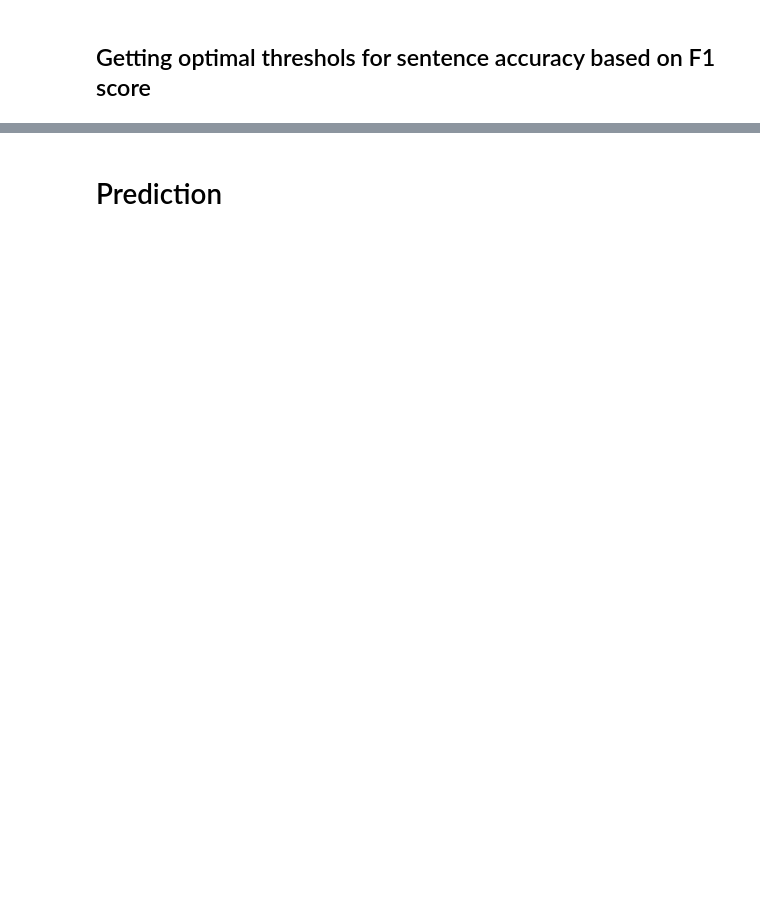
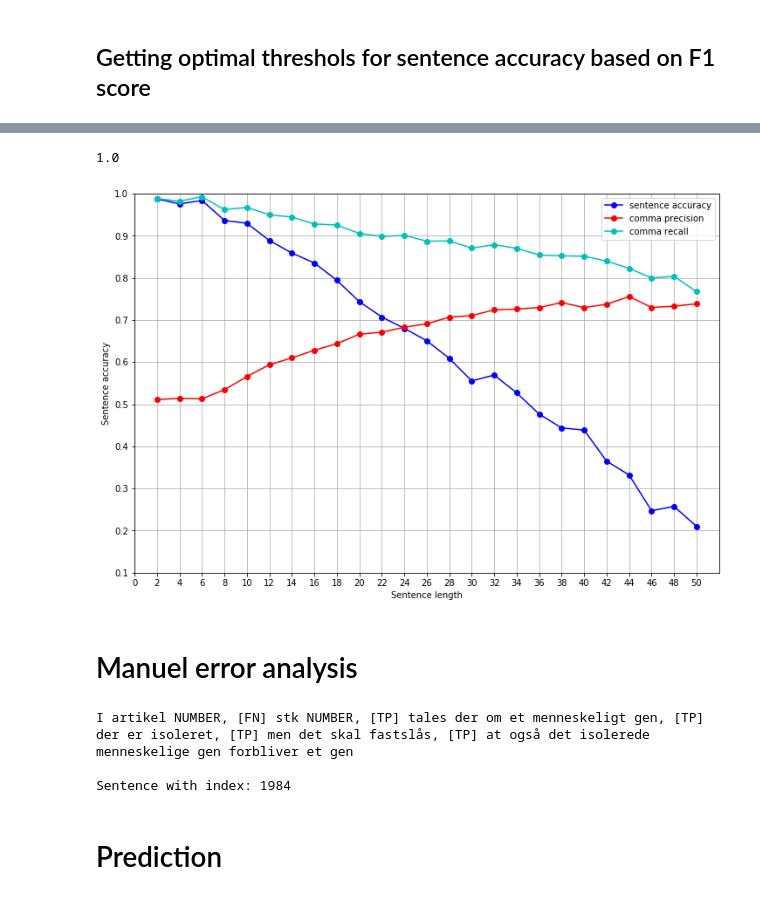
Before and after one commit to fraggle-inc/komma-dev, a Jupyter notebook: notebooks/EU Proceedings - Danish.ipynb, the cells around one changed output, grey strips where cells are left out. Drawn from its saved outputs; the diff is of its cells as text; code cells hidden in the pictures; blank space fills up the shorter version.

Commit message:
Included a function for manual error analysis. Also made a figure that shows  metrics as a function of sentence lenth.

```diff
--- a/notebooks/EU Proceedings - Danish.ipynb
+++ b/notebooks/EU Proceedings - Danish.ipynb
@@ -48,7 +53,7 @@ len(eu_data_dev)
 # Vocabulary
 We can now build the vocabulary on the training data.
 # %%
-vocab, _ = build_vocabulary(eu_data_train, 20000)
+vocab, _ = build_vocabulary(eu_data_train, 10000)
 # %%
 len(vocab)
 # %% [output]
@@ -195,0 +206,14 @@ Sentence accuracy [ 0.70408371]
+# %%
+np.ceil(1/10)
+# %% [output]
+1.0
+# %%
+group_size = 2
+lengths = np.arange(group_size, MAX_CHUNKS + group_size, group_size)
+n_in_len = np.zeros((1,len(lengths)))
+accs_in_len = np.zeros((1,len(lengths)))
+positives_in_len = np.zeros((1,len(lengths)))
+negatives_in_len = np.zeros((1,len(lengths)))
+tp_in_len = np.zeros((1,len(lengths)))
+fp_in_len = np.zeros((1,len(lengths)))
+fn_in_len = np.zeros((1,len(lengths)))
@@ -195,0 +236,36 @@ Sentence accuracy [ 0.70408371]
+# %%
+for y_dev, y_hat, x_dev in zip(Y_dev, Y_hat, X_dev):
+    pred_is_accurate = np.array_equal(y_dev, y_hat>threshold[0])
+    sen_len = np.sum(np.sum(x_dev>0))
+    group = int(np.ceil((sen_len)/group_size))-1
+    n_in_len[0,group] = n_in_len[0,group] + 1
+    if pred_is_accurate:
+        accs_in_len[0, group] = accs_in_len[0, group] + 1
+
+    positives_in_example, negatives_in_example, tp, fn, fp = get_tp_fp_fn(y_dev, y_hat, x_dev, threshold[0])
+
+    positives_in_len[0, group] = positives_in_len[0, group] + positives_in_example
+    negatives_in_len[0, group] = negatives_in_len[0, group] + negatives_in_example
+    tp_in_len[0, group] = tp_in_len[0, group] + tp
+    fp_in_len[0, group] = fp_in_len[0, group] + fp
+    fn_in_len[0, group] = fn_in_len[0, group] + fn
+# %%
+accuracy_in_len = accs_in_len[0]/n_in_len[0]
+precision_in_len = np.divide(tp_in_len[0], tp_in_len[0]+fp_in_len[0])
+recall_in_len = np.divide(tp_in_len[0], positives_in_len[0])
+# %%
+fig, ax = plt.subplots(figsize=(12, 8))
+ax.plot(lengths, accuracy_in_len, 'ob-', label='sentence accuracy');
+ax.plot(lengths, precision_in_len, 'or-', label='comma precision');
+ax.plot(lengths, recall_in_len, 'oc-', label='comma recall');
+ax.set(xlabel='Sentence length', ylabel='Sentence accuracy');
+ax.set_ylim([0.1, 1])
+ax.set_xlim([0, MAX_CHUNKS + group_size])
+ax.set_xticks(np.arange(0, MAX_CHUNKS + group_size, group_size))
+ax.set_yticks(np.arange(0.1 ,1.1, 0.1))
+ax.grid()
+ax.legend();
+# %% [output]
+[figure, added]
+# %% [markdown]
+# Manuel error analysis
@@ -196,3 +294,9 @@ Sentence accuracy [ 0.70408371]
+# %%
+manual_error_analysis(eu_data_dev, None, Y_dev, Y_hat, threshold=threshold[0])
+# %% [output]
+I artikel NUMBER, [FN] stk NUMBER, [TP] tales der om et menneskeligt gen, [TP] der er isoleret, [TP] men det skal fastslås, [TP] at også det isolerede menneskelige gen forbliver et gen
+
+Sentence with index: 1984
 # %% [markdown]
 # Prediction
 # %%
```
Also changed, not shown: parts of 11 cells of this notebook.
